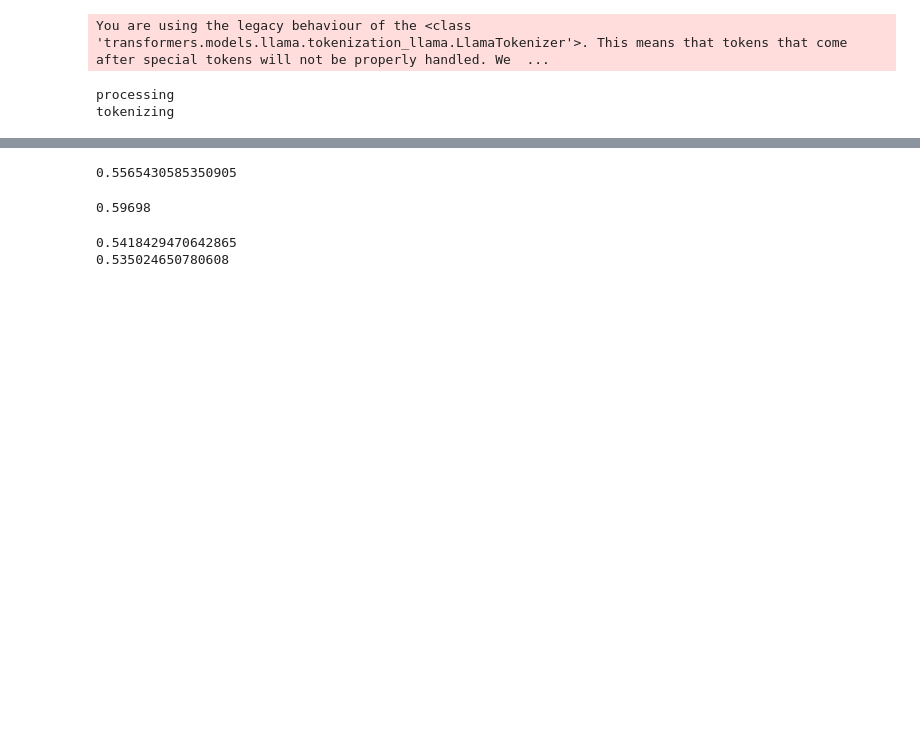
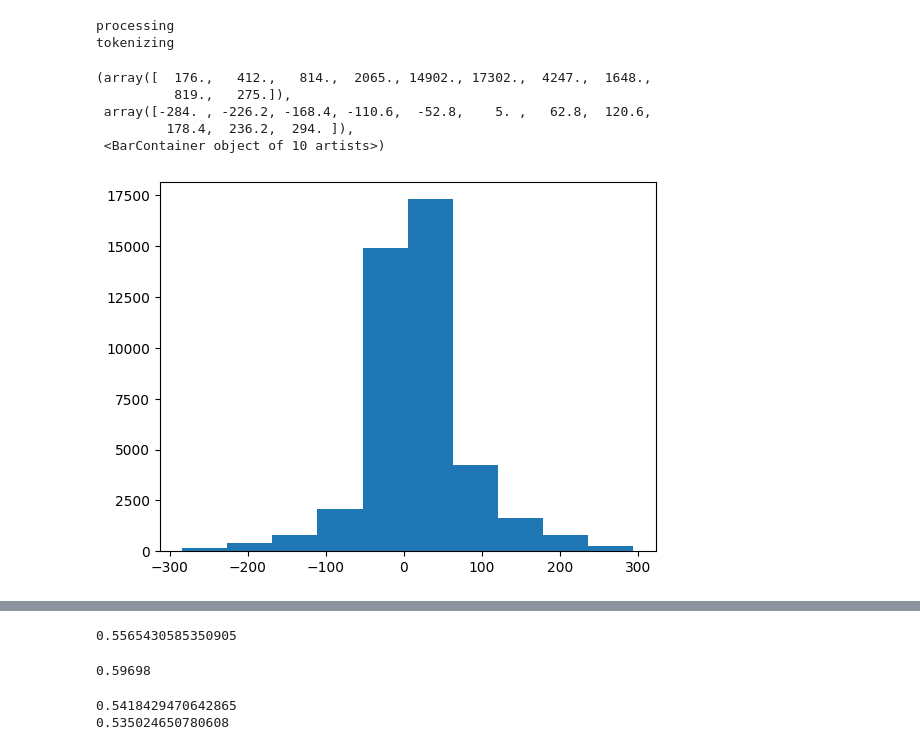
Before and after one commit to PrasannS/rlhf-length-biases, a Jupyter notebook: debugging/dataset_lencorr.ipynb, the cells around one changed output, grey strips where cells are left out. Saved outputs shown, nothing was run; the diff lists cells and outputs as text; code cells hidden in the pictures; blank space fills up the shorter version.

```diff
--- a/debugging/dataset_lencorr.ipynb
+++ b/debugging/dataset_lencorr.ipynb
@@ -53,7 +51,5 @@ Assistant: I’m a programmer, so I’m really into good programming texts, like
 # %%
-tokenizer = AutoTokenizer.from_pretrained("/home/prasann/Projects/tfr-decoding/llama/llama")
+tokenizer = AutoTokenizer.from_pretrained("../models/sft10k/")
-# %% [output]
-You are using the legacy behaviour of the <class 'transformers.models.llama.tokenization_llama.LlamaTokenizer'>. This means that tokens that come after special tokens will not be properly handled. We  ...
 # %%
 # NOTE I validated that RLCD doesn't have any input formatted stuff
 def rlcdmakeprefs (inpdf):
@@ -79,6 +75,7 @@ def tokall (pdf):
         btoks.append(len(tokenizer(row['response_k']).input_ids))
     pdf['gtoks'] = gtoks
     pdf['btoks'] = btoks
+    pdf['diffv'] = pdf['gtoks'] - pdf['btoks']
     return pdf
 
 def lenbias (indf):
@@ -91,5 +88,16 @@ rlcproc = tokall(rlcproc)
 # %% [output]
 processing
 tokenizing
+# %%
+rlcproc['diffv'] = rlcproc['gtoks']-rlcproc['btoks']
+# %%
+plt.hist(rlcproc['diff'])
+# %% [output]
+(array([  176.,   412.,   814.,  2065., 14902., 17302.,  4247.,  1648.,
+          819.,   275.]),
+ array([-284. , -226.2, -168.4, -110.6,  -52.8,    5. ,   62.8,  120.6,
+         178.4,  236.2,  294. ]),
+ <BarContainer object of 10 artists>)
+[figure, added]
 # %%
 wgptproc = tokall(webgpt)
```
Also changed, not shown: parts of 11 cells of this notebook, 1 other file.
